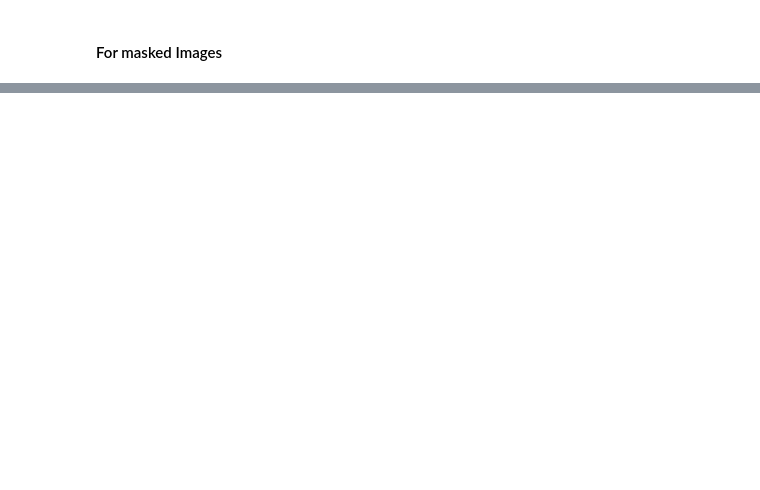
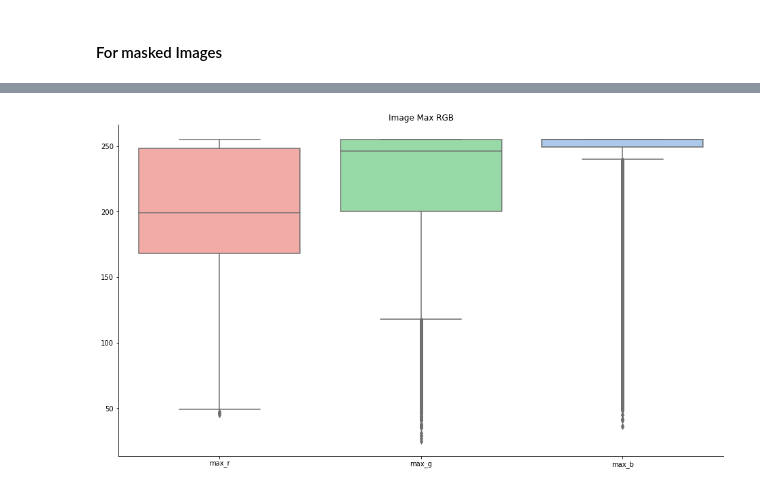
Before and after one commit to migueLib/master_thesis, a Jupyter notebook: notebooks/methods_exploration.ipynb, the cells around one changed output, grey strips where cells are left out. Saved outputs shown, nothing was run; the diff lists cells and outputs as text; code cells hidden in the pictures; blank space fills up the shorter version.

Commit message:
Methods exploration outputs now plots

```diff
--- a/notebooks/methods_exploration.ipynb
+++ b/notebooks/methods_exploration.ipynb
@@ -97,3 +109,12 @@ eye.dim
+# %%
+colnames = ["file", "min_r", "min_g", "min_b", "max_r", "max_g", "max_b", "med_r", "med_g", "med_b", "mea_r", "mea_g", "mea_b", "std_r", "std_g", "std_b" ]
+# %%
+# Absolute pathways
+data_path = abspath("/mnt/data/ukbb/")
+labels = abspath("./data/ukbb_metadata.csv")
+
+# Read UKBB labels
+ukbb = pd.read_csv(labels)
 # %% [markdown]
 ##### For RAW Images
 # %%
@@ -121,0 +141,5 @@ Wall time: 56min 22s
+# %%
+# This is to avoid images that area only black pixels
+siblack = ukbb_stats[(ukbb_stats.max_r == 0) & (ukbb_stats.max_g == 0) & (ukbb_stats.max_b == 0)]
+noblack = ukbb_stats[~((ukbb_stats.max_r == 0) & (ukbb_stats.max_g == 0) & (ukbb_stats.max_b == 0))]
+siblack
@@ -123,23 +154,20 @@ Wall time: 56min 22s
 #### For masked Images
 # %%
 %%time
+# For RAW
+outfile = abspath("./out/ukbb_rgb_stats_masked.csv")
+
 # This will do it for the masked images
-if not isfile(abspath("./data/ukbb_rgb_stats_masked.csv")):
-    def parallel_stats(f):
-        path = os.path.join(data_path, f)
-        eye = Fundus(path)
-        mask = eye.get_threshold_mask(2, 1)
-        return path, eye.get_rgb_stats(mask)
-
+if not isfile(abspath(outfile)):
     with concurrent.futures.ThreadPoolExecutor() as executor:
-        results = executor.map(parallel_stats, ukbb.file)
+        results = executor.map(parallel_stats, noblack.file)
 
     # Get the results
     results = [[basename(p)]+list(s) for p, s in results]
 
     # Save the results
-    stats = pd.DataFrame(results, columns=["file", "min_r", "min_g", "min_b", "max_r", "max_g", "max_b", "med_r", "med_g", "med_b", "mea_r", "mea_g", "mea_b", "std_r", "std_g", "std_b" ])
-    stats.to_csv("./data/ukbb_rgb_stats.csv", index=False)
+    ukbb_thr_stats = pd.DataFrame(results, columns=colnames)
+    ukbb_thr_stats.to_csv(outfile, index=False)
 else:
-    stats = pd.read_csv(abspaht("./data/ukbb_rgb_stats_masked.csv"))
+    ukbb_thr_stats = pd.read_csv(outfile)
 # %% [output]
@@ -146,0 +176,11 @@ ValueError: zero-size array to reduction operation minimum which has no identity
+# %%
+pal = sns.color_palette("pastel")
+sns.set_palette([pal[3],pal[2],pal[0]])
+
+f, ax = plt.subplots(1, 1, figsize=(16,9))
+sns.boxplot(data=ukbb_thr_stats[["max_r","max_g","max_b"]], ax=ax)
+ax.set_title("Image Max RGB")
+sns.despine()
+f.savefig(abspath("./out/figures/stats_thr-max.png"))
+# %% [output]
+[figure, added]
```
Also changed, not shown: parts of 10 cells of this notebook, 1 other file.
